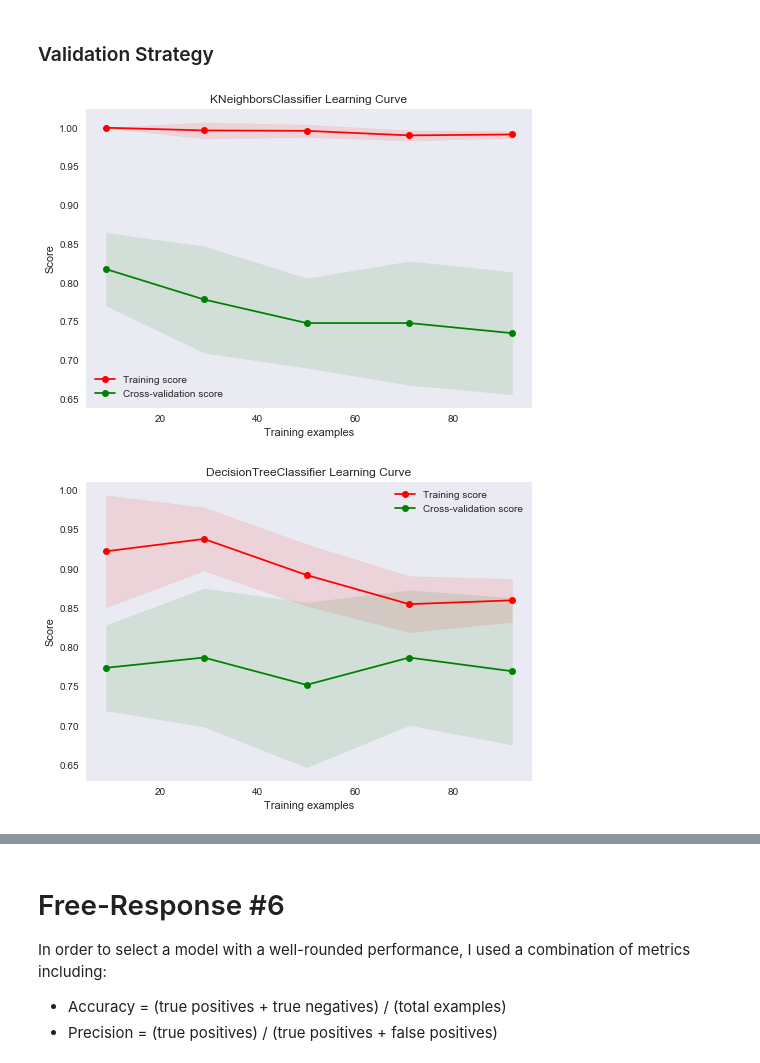
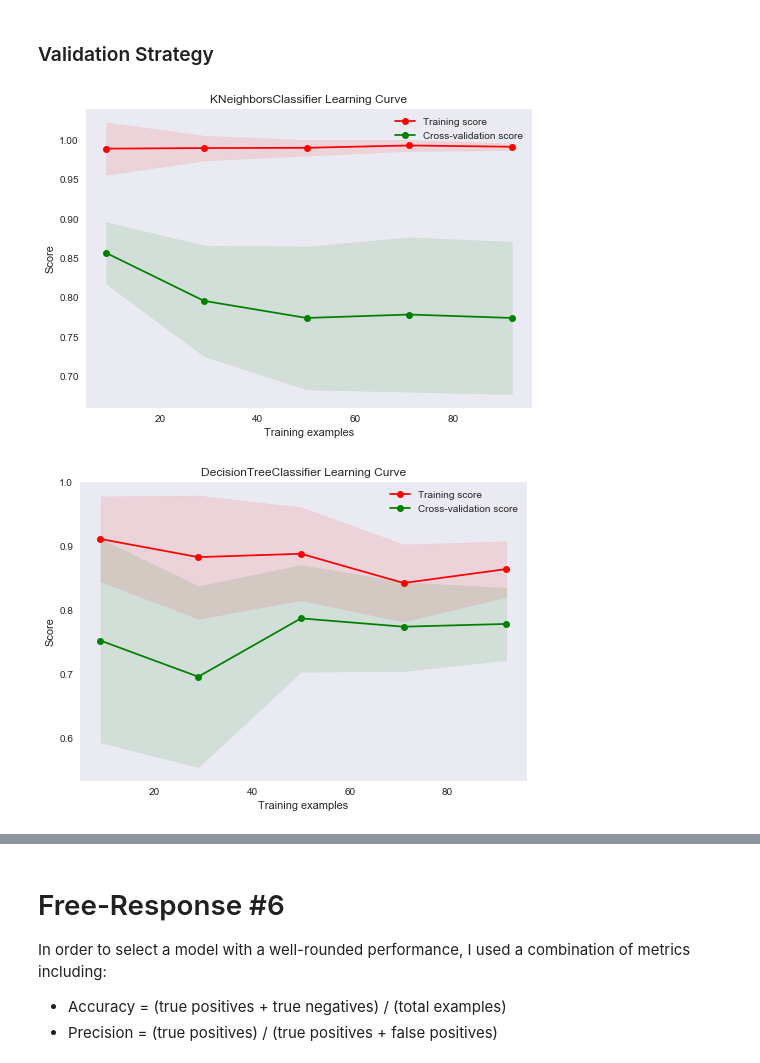
Before and after one commit to lizkalina/poi-classifier, a Jupyter notebook: Identify Fraud from Enron Email-V2.ipynb, the cells around one changed output, grey strips where cells are left out. Cells and saved outputs as stored; diff of their text form; code cells hidden in the pictures.

Commit message:
Second round revisions

```diff
--- a/Identify Fraud from Enron Email-V2.ipynb
+++ b/Identify Fraud from Enron Email-V2.ipynb
@@ -254,7 +254,7 @@ Explained Variance Ratio: [ 0.57327293  0.24269572]
 Cumulative Variance 0.815968652538
 [figure]
 # %%
-data = data.merge(pca_df,left_index=True,right_index=True)
+data = data.merge(pca_df.rename(columns = {0:'pca_1',1:'pca_2'}),left_index=True,right_index=True)
 # %%
 new_cols = data.columns.difference(['poi','email_address'])
 # %% [markdown]
@@ -314,11 +316,11 @@ In order to select the features to use in my model, I used the SelectPercentile
 #### Feature Scaling
 As a prepatory step before picking an algorithm, I scaled the selected features with the MinMaxScaler module to scale features to a uniform range (i.e. 0 - 1), which is necessary for some algorithms to ensure that numerically larger features won't automatically become the main predictor.
 # %%
-## Revision: Algorithm Performance with and without new features
+## Revision 1: Algorithm Performance with and without new features
 
 from sklearn import metrics
 
-pca_cols = ['other','from_messages','from_this_person_to_poi','to_messages',0,1]
+pca_cols = ['other','from_messages','from_this_person_to_poi','to_messages','pca_1','pca_2']
 
 selector = SelectPercentile(f_classif,percentile = 100)
 selector.fit(data[pca_cols],data['poi'])
@@ -524,7 +574,7 @@ passing_clfs
 ### Validation Strategy
 # %%
 from sklearn.model_selection import learning_curve
-from sklearn.model_selection import ShuffleSplit
+from sklearn.model_selection import StratifiedShuffleSplit
 
 def plot_learning_curve(estimator, title, X, y, ylim=None, cv=None,
                         n_jobs=20, train_sizes=np.linspace(.1, 1.0, 5)):
@@ -535,36 +585,36 @@ def plot_learning_curve(estimator, title, X, y, ylim=None, cv=None,
         plt.ylim(*ylim)
     plt.xlabel("Training examples")
     plt.ylabel("Score")
     train_sizes, train_scores, test_scores = learning_curve(
         estimator, X, y, cv=cv, n_jobs=n_jobs, train_sizes=train_sizes)
     train_scores_mean = np.mean(train_scores, axis=1)
     train_scores_std = np.std(train_scores, axis=1)
     test_scores_mean = np.mean(test_scores, axis=1)
     test_scores_std = np.std(test_scores, axis=1)
     plt.grid()
 
     plt.fill_between(train_sizes, train_scores_mean - train_scores_std,
                      train_scores_mean + train_scores_std, alpha=0.1,
                      color="r")
     plt.fill_between(train_sizes, test_scores_mean - test_scores_std,
                      test_scores_mean + test_scores_std, alpha=0.1, color="g")
     plt.plot(train_sizes, train_scores_mean, 'o-', color="r",
              label="Training score")
     plt.plot(train_sizes, test_scores_mean, 'o-', color="g",
              label="Cross-validation score")
 
     plt.legend(loc="best")
     return plt
 
 for idx in passing_clfs.index:
-    cv = ShuffleSplit(n_splits=10, test_size=.20, random_state=42)
+    cv = StratifiedShuffleSplit(n_splits=10, test_size=.20, random_state=42)
     estimator = classifiers[idx]
     title = repr(estimator).split('(')[0] + ' Learning Curve'
     plot_learning_curve(estimator, title, features_train, labels_train, cv=cv)
     plt.show()
 # %% [output]
-[figure, old version]
+[figure, new version]
-[figure, old version]
+[figure, new version]
 # %% [markdown]
 # Free-Response #5
 In cross-validation, you evaluate how well your model is able to generalize by running the trained model with a testing data set. The purpose of validation is to confirm that your model is an accurate representation of the patterns found in the data rather than being overfit or underfit to the training set.
```
Also changed, not shown: parts of 4 cells of this notebook.
